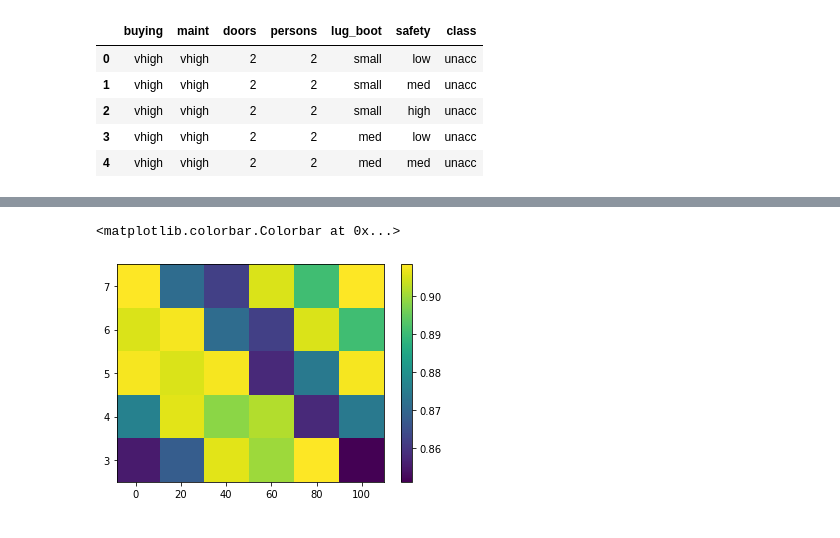
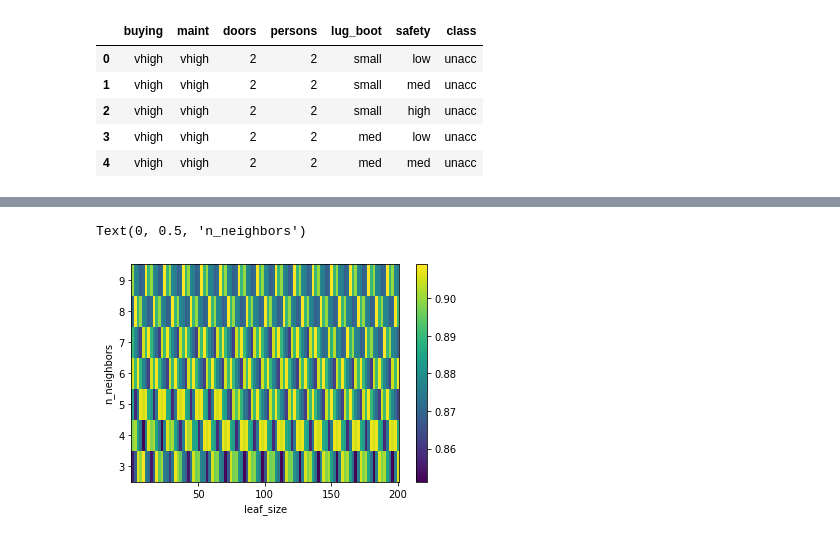
Before and after one commit to shin0105/4YP, a Jupyter notebook: Grid_plots.ipynb, the cells around one changed output, grey strips where cells are left out. Cells and saved outputs as stored; diff of their text form; code cells hidden in the pictures.

```diff
--- a/Grid_plots.ipynb
+++ b/Grid_plots.ipynb
@@ -80,2 +92,14 @@ for i in range(len(max_features)):
+# %%
+C_log = np.linspace(-2,2,51)
+gamma_log = np.linspace(-3,2,51)
+x1,x2 = np.meshgrid(C_log,gamma_log)
+SVM1_score=[]
+# %%
+for i in range(len(C_log)):
+  for j in range(len(gamma_log)):
+    clf = svm.SVC(C=10**(C_log[i]),gamma=10**(gamma_log[j]))
+    clf.fit(X_train,y_train)
+    score = kfold_score(clf,X_train, y_train,10)
+    SVM1_score.append(score)
 # %%
 y=x1*x2
@@ -100,7 +114,0 @@ SVM1_score=[]
-# %%
-for i in range(len(C)):
-  for j in range(len(gamma)):
-    clf = svm.SVC(C=C[i],gamma=gamma[j])
-    clf.fit(X_train,y_train)
-    score = kfold_score(clf,X_train, y_train,10)
-    SVM1_score.append(score)
@@ -116,6 +115,6 @@ fig.colorbar(plot2, ax=ax)
 # %%
-leaf_size = [1,20,40,60,80,100]
-n_neighbors = [3,4,5,6,7]
+leaf_size = np.linspace(1,200,101)
+n_neighbors = [3,4,5,6,7,8,9]
 KNN1_score=[]
 x1,x2=np.meshgrid(leaf_size,n_neighbors)
 # %%
@@ -128,9 +127,11 @@ for i in range(len(leaf_size)):
 # %%
 y=x1*x2
 KNN1_score=np.reshape(KNN1_score,y.shape)
 fig, ax = plt.subplots()
 plot3 = ax.pcolormesh(x1, x2, KNN1_score)
 fig.colorbar(plot3, ax=ax)
+plt.xlabel("leaf_size")
+plt.ylabel("n_neighbors")
 # %% [output]
-<matplotlib.colorbar.Colorbar at 0x...>
+Text(0, 0.5, 'n_neighbors')
-[figure, old version]
+[figure, new version]
```
Also changed, not shown: parts of 8 cells of this notebook.
